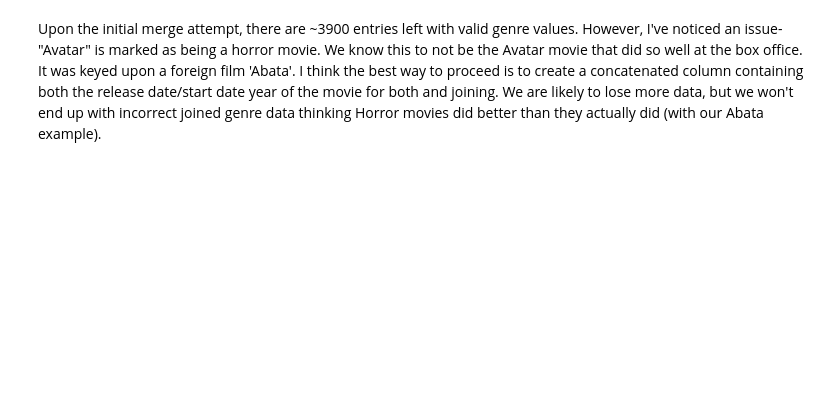
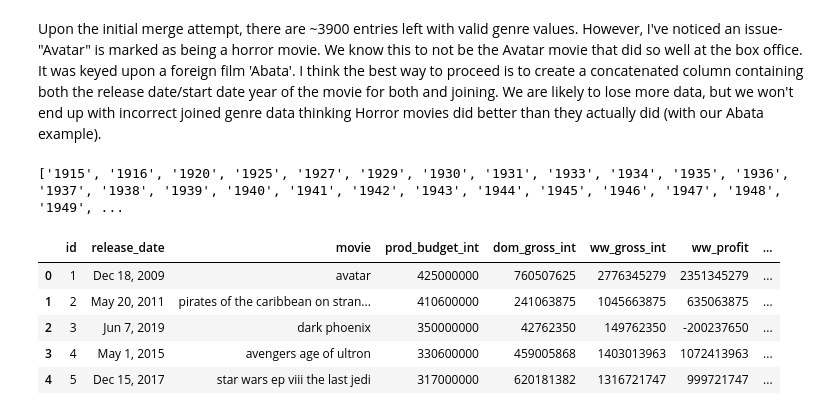
Before and after one commit to ewehmueller/movie-analysis, a Jupyter notebook: movie-analysis.ipynb, the cells around one changed output. Cells and saved outputs as stored; diff of their text form; code cells hidden in the pictures; blank space fills up the shorter version.

```diff
--- a/movie-analysis.ipynb
+++ b/movie-analysis.ipynb
@@ -611,0 +613,25 @@ Upon the initial merge attempt, there are ~3900 entries left with valid genre va
+# %%
+#convert start_year to int from float column type- it appeared to be float type in the merged table but I'm not sure why.
+df_imdb_genres['release_year_imdb'] = df_imdb_genres.apply(lambda x: str(x['start_year']), axis=1)
+df_imdb_genres.head()
+
+#now we are going to need to extract the year from the release_date column of the tn table
+#final 4 string characters of each 'release_date' should suffice
+df_tn_clean['release_year_tn'] =  df_tn_clean.apply(lambda x: x['release_date'][-4:], axis=1)
+print(sorted(df_tn_clean['release_year_tn'].unique())) #confirmation that we don't have any strange values
+
+#now let's create the two columns we are going to 'join' on
+#year+movie title concatenation
+df_tn_clean['year_plus_movie_tn'] = df_tn_clean['release_year_tn'] + df_tn_clean['movie']
+df_imdb_genres['year_plus_movie_imdb'] = df_imdb_genres['release_year_imdb'] + df_imdb_genres['primary_title']
+
+display(df_tn_clean.head())
+display(df_imdb_genres.head())
+# %% [output]
+['1915', '1916', '1920', '1925', '1927', '1929', '1930', '1931', '1933', '1934', '1935', '1936', '1937', '1938', '1939', '1940', '1941', '1942', '1943', '1944', '1945', '1946', '1947', '1948', '1949', ...
+|  | id | release_date | movie | prod_budget_int | dom_gross_int | ww_gross_int | ww_profit | ... |
+| 0 | 1 | Dec 18, 2009 | avatar | 425000000 | 760507625 | 2776345279 | 2351345279 | ... |
+| 1 | 2 | May 20, 2011 | pirates of the caribbean on stran... | 410600000 | 241063875 | 1045663875 | 635063875 | ... |
+| 2 | 3 | Jun 7, 2019 | dark phoenix | 350000000 | 42762350 | 149762350 | -200237650 | ... |
+| 3 | 4 | May 1, 2015 | avengers age of ultron | 330600000 | 459005868 | 1403013963 | 1072413963 | ... |
+| 4 | 5 | Dec 15, 2017 | star wars ep viii the last jedi | 317000000 | 620181382 | 1316721747 | 999721747 | ... |
```
Also changed, not shown: parts of 20 cells of this notebook.
